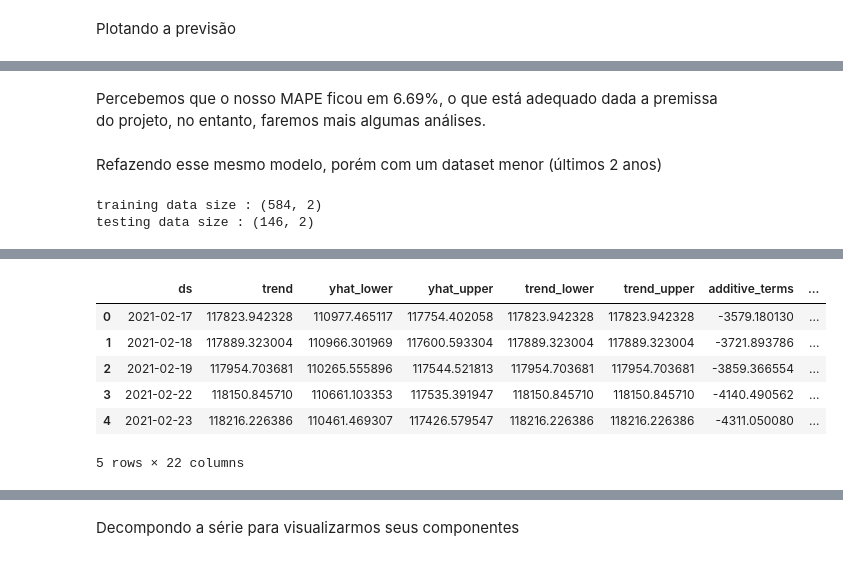
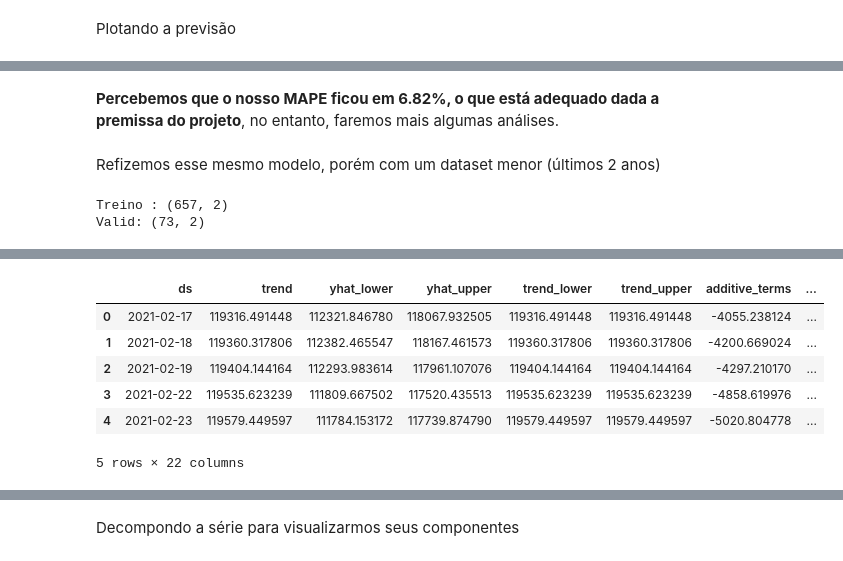
Before and after one commit to nineteens/tech-challenges, a Jupyter notebook: projetos/investimento/prevendo_indice_ibovespa.ipynb, the cells around one changed output, grey strips where cells are left out. Cells and saved outputs as stored; diff of their text form; code cells hidden in the pictures.

```diff
--- a/projetos/investimento/prevendo_indice_ibovespa.ipynb
+++ b/projetos/investimento/prevendo_indice_ibovespa.ipynb
@@ -598,22 +605,24 @@ MAPE: 6.69%
 # %% [markdown]
-Percebemos que o nosso MAPE ficou em 6.69%, o que está adequado dada a premissa do projeto, no entanto, faremos mais algumas análises.
+**Percebemos que o nosso MAPE ficou em 6.82%, o que está adequado dada a premissa do projeto**, no entanto, faremos mais algumas análises.
 # %% [markdown]
-Refazendo esse mesmo modelo, porém com um dataset menor (últimos 2 anos)
+Refizemos esse mesmo modelo, porém com um dataset menor (últimos 2 anos)
 # %%
 df_prophet_2_anos = df_prophet[-730:]
 # %%
 #Separando em base de treino e teste
-treino_dois_anos = df_prophet_2_anos.sample(frac=0.8, random_state=0)
-valid_2_anos = df_prophet_2_anos.drop(treino_dois_anos.index)
-print(f'training data size : {treino_dois_anos.shape}')
-print(f'testing data size : {valid_2_anos.shape}')
+
+split_point = int(len(df_prophet_2_anos) * 0.9)
+treino_dois_anos = df_prophet_2_anos.iloc[:split_point]
+valid_2_anos = df_prophet_2_anos.iloc[split_point:]
+print(f'Treino : {treino_dois_anos.shape}')
+print(f'Valid: {valid_2_anos.shape}')
 # %% [output]
-training data size : (584, 2)
-testing data size : (146, 2)
+Treino : (657, 2)
+Valid: (73, 2)
 # %%
 modelo = Prophet(daily_seasonality=True)
 modelo.fit(treino_dois_anos)
-dataFramefuture = modelo.make_future_dataframe(periods=12, freq='M')
+dataFramefuture = modelo.make_future_dataframe(periods=90, freq='D')
 previsao_2_anos = modelo.predict(dataFramefuture)
 previsao_2_anos.head()
 # %% [output]
@@ -622,9 +631,9 @@ previsao_2_anos.head()
 |  | ds | trend | yhat_lower | yhat_upper | trend_lower | trend_upper | additive_terms | ... |
-| 0 | 2021-02-17 | 117823.942328 | 110977.465117 | 117754.402058 | 117823.942328 | 117823.942328 | -3579.180130 | ... |
-| 1 | 2021-02-18 | 117889.323004 | 110966.301969 | 117600.593304 | 117889.323004 | 117889.323004 | -3721.893786 | ... |
-| 2 | 2021-02-19 | 117954.703681 | 110265.555896 | 117544.521813 | 117954.703681 | 117954.703681 | -3859.366554 | ... |
-| 3 | 2021-02-22 | 118150.845710 | 110661.103353 | 117535.391947 | 118150.845710 | 118150.845710 | -4140.490562 | ... |
-| 4 | 2021-02-23 | 118216.226386 | 110461.469307 | 117426.579547 | 118216.226386 | 118216.226386 | -4311.050080 | ... |
+| 0 | 2021-02-17 | 119316.491448 | 112321.846780 | 118067.932505 | 119316.491448 | 119316.491448 | -4055.238124 | ... |
+| 1 | 2021-02-18 | 119360.317806 | 112382.465547 | 118167.461573 | 119360.317806 | 119360.317806 | -4200.669024 | ... |
+| 2 | 2021-02-19 | 119404.144164 | 112293.983614 | 117961.107076 | 119404.144164 | 119404.144164 | -4297.210170 | ... |
+| 3 | 2021-02-22 | 119535.623239 | 111809.667502 | 117520.435513 | 119535.623239 | 119535.623239 | -4858.619976 | ... |
+| 4 | 2021-02-23 | 119579.449597 | 111784.153172 | 117739.874790 | 119579.449597 | 119579.449597 | -5020.804778 | ... |
 5 rows × 22 columns
 # %%
 modelo.plot(previsao_2_anos, figsize=(20,6))
```
Also changed, not shown: parts of 38 cells of this notebook.
